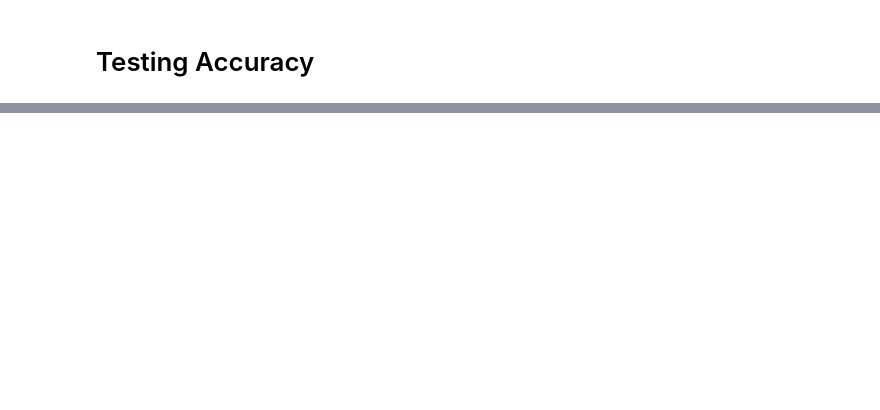
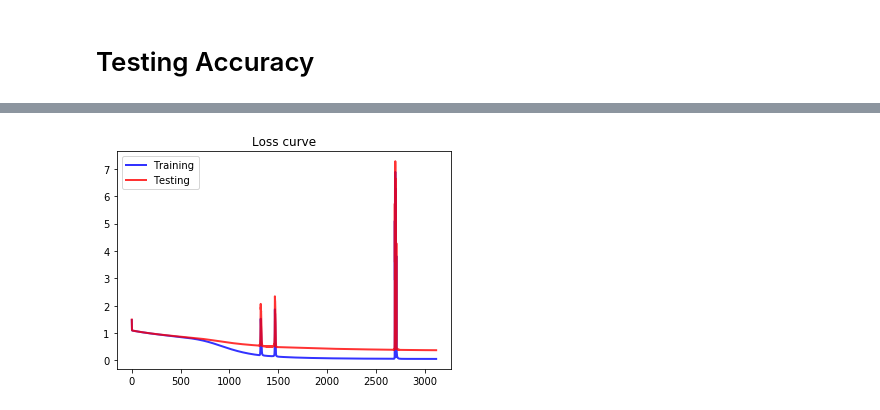
Before and after one commit to jesnk/20_1_ml_class, a Jupyter notebook: assignment/11/11.ipynb, the cells around one changed output, grey strips where cells are left out. Drawn from its saved outputs; the diff is of its cells as text; code cells hidden in the pictures; blank space fills up the shorter version.

```diff
--- a/assignment/11/11.ipynb
+++ b/assignment/11/11.ipynb
@@ -609,4 +702,2 @@ for i in range(5,40) :
 # %%
-
-preprocess_data(11000,5,0.8)
-classifier = train_classifier(data,layer_info=[50,20,12,1],lr= 1e-3,loss_conv = 1e-7,weight_decay=4e-1,monitoring_epoch=500)
+classifier_tst = train_classifier(data,layer_info=[2,1],lr= 1e-3,loss_conv = 3e-6,weight_decay=8e-1,monitoring_epoch=1000)
@@ -612,0 +735,4 @@ classifier = train_classifier(data,layer_info=[50,20,12,1],lr= 1e-3,loss_conv =
+# %%
+classifier_tst.show_loss_curve()
+# %% [output]
+[figure, added]
```
Also changed, not shown: parts of 19 cells of this notebook.
